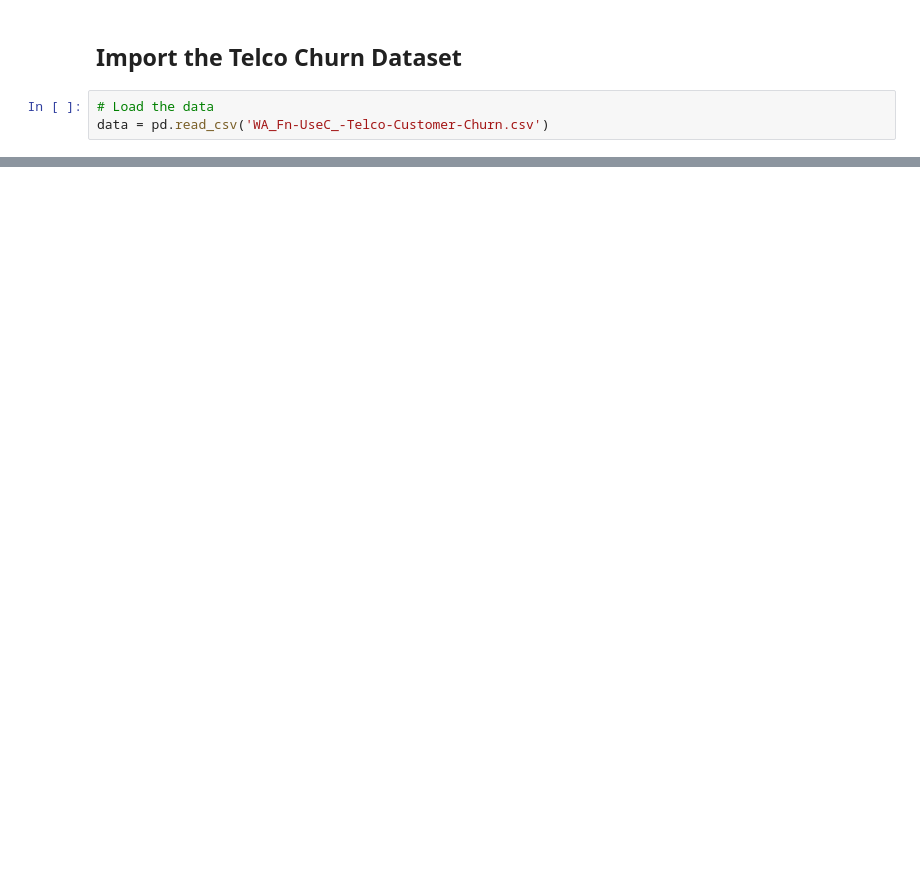
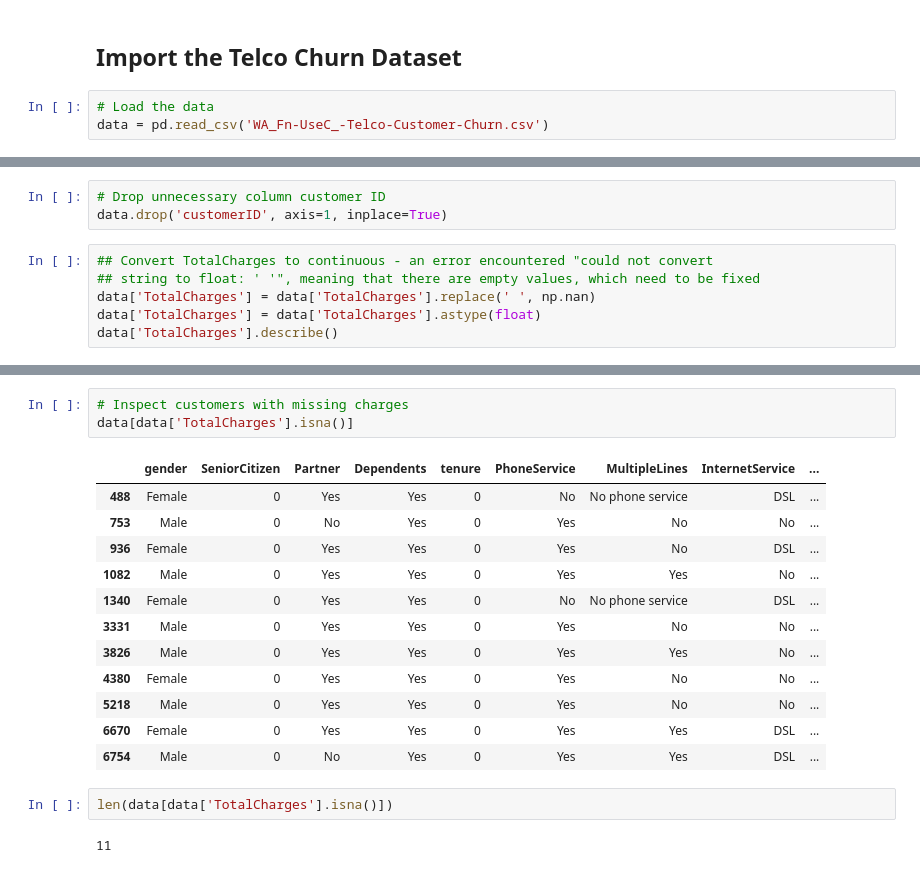
Before and after one commit to dobrinaVI/Customer-Churn-Prediction-using-XGBOOST, a Jupyter notebook: Customer_Churn_Prediction_using_XGBOOST.ipynb, the cells around one changed output, grey strips where cells are left out. Drawn from its saved outputs; the diff is of its cells as text; blank space fills up the shorter version.

```diff
--- a/Customer_Churn_Prediction_using_XGBOOST.ipynb
+++ b/Customer_Churn_Prediction_using_XGBOOST.ipynb
@@ -31,0 +65,9 @@ profile
+# %%
+# Drop unnecessary column customer ID
+data.drop('customerID', axis=1, inplace=True)
+# %%
+## Convert TotalCharges to continuous - an error encountered "could not convert
+## string to float: ' '", meaning that there are empty values, which need to be fixed
+data['TotalCharges'] = data['TotalCharges'].replace(' ', np.nan)
+data['TotalCharges'] = data['TotalCharges'].astype(float)
+data['TotalCharges'].describe()
@@ -31,0 +84,20 @@ profile
+# %%
+# Inspect customers with missing charges
+data[data['TotalCharges'].isna()]
+# %% [output]
+|  | gender | SeniorCitizen | Partner | Dependents | tenure | PhoneService | MultipleLines | InternetService | ... |
+| 488 | Female | 0 | Yes | Yes | 0 | No | No phone service | DSL | ... |
+| 753 | Male | 0 | No | Yes | 0 | Yes | No | No | ... |
+| 936 | Female | 0 | Yes | Yes | 0 | Yes | No | DSL | ... |
+| 1082 | Male | 0 | Yes | Yes | 0 | Yes | Yes | No | ... |
+| 1340 | Female | 0 | Yes | Yes | 0 | No | No phone service | DSL | ... |
+| 3331 | Male | 0 | Yes | Yes | 0 | Yes | No | No | ... |
+| 3826 | Male | 0 | Yes | Yes | 0 | Yes | Yes | No | ... |
+| 4380 | Female | 0 | Yes | Yes | 0 | Yes | No | No | ... |
+| 5218 | Male | 0 | Yes | Yes | 0 | Yes | No | No | ... |
+| 6670 | Female | 0 | Yes | Yes | 0 | Yes | Yes | DSL | ... |
+| 6754 | Male | 0 | No | Yes | 0 | Yes | Yes | DSL | ... |
+# %%
+len(data[data['TotalCharges'].isna()])
+# %% [output]
+11
```
Also changed, not shown: parts of 7 cells of this notebook.
